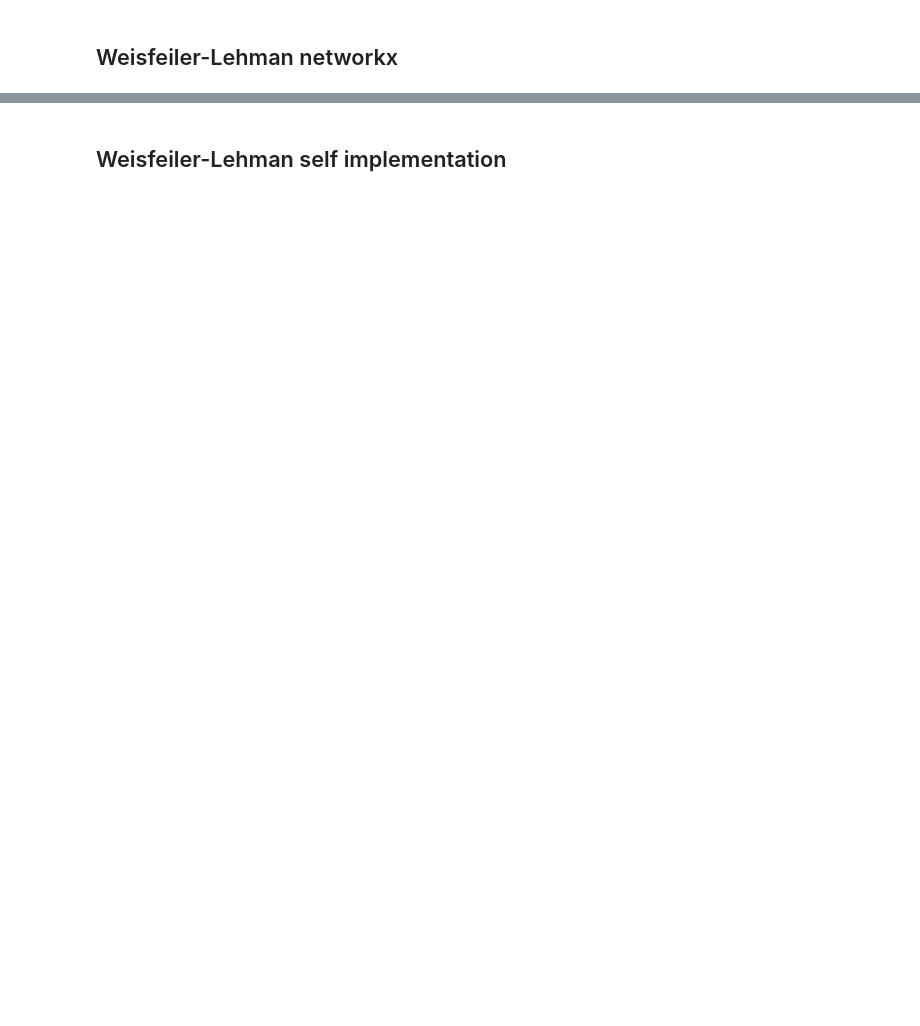
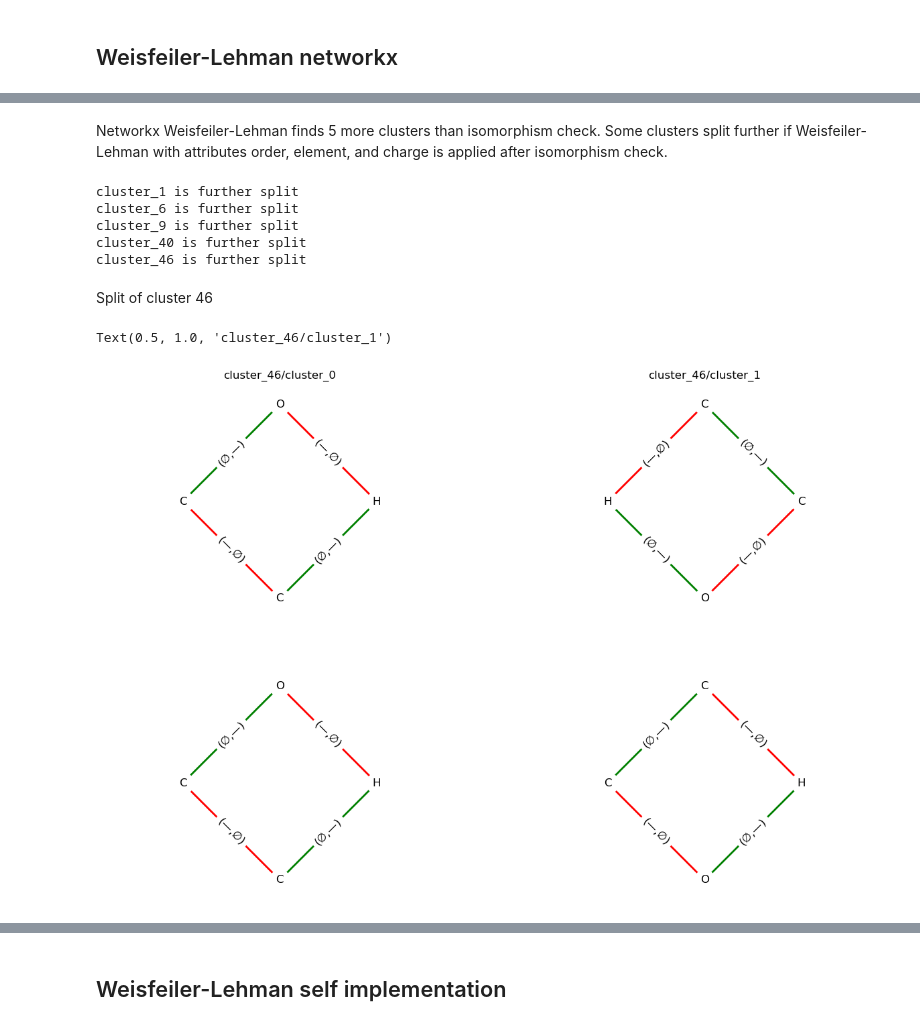
Before and after one commit to sl0wl1/graph_theory_university, a Jupyter notebook: visualize_graphs.ipynb, the cells around one changed output, grey strips where cells are left out. Cells and saved outputs as stored; diff of their text form; code cells hidden in the pictures; blank space fills up the shorter version.

Commit message:
updated clustering, invariants for WL

```diff
--- a/visualize_graphs.ipynb
+++ b/visualize_graphs.ipynb
@@ -183 +178,59 @@ To cluster after 'nx.weisfeiler_lehman', it took 12.190521717071533 s to calcula
 The 'nx.weisfeiler_lehman' has 299 clusters in total
+# %% [markdown]
+Networkx Weisfeiler-Lehman finds 5 more clusters than isomorphism check. Some clusters split further if Weisfeiler-Lehman with attributes order, element, and charge is applied after isomorphism check.
+# %%
+for key, values in result_it.items():
+    if len(cluster_weisfeiler_lehman_nx(values, use_edge_node_attr=True)) > 1:
+        print(f"{key} is further split")
+# %% [output]
+cluster_1 is further split
+cluster_6 is further split
+cluster_9 is further split
+cluster_40 is further split
+cluster_46 is further split
+# %% [markdown]
+Split of cluster 46
+# %%
+fig, ax = plt.subplots(2, 2, figsize=(15, 10))
+vis = GraphVisualizer()
+vis.plot_its(
+    get_rc_updated(
+        cluster_weisfeiler_lehman_nx(
+            result_it["cluster_46"], use_edge_node_attr=True, iterations=3
+        )["cluster_0"][0]["ITS"]
+    ),
+    ax[0][0],
+    use_edge_color=True,
+)
+vis.plot_its(
+    get_rc_updated(
+        cluster_weisfeiler_lehman_nx(
+            result_it["cluster_46"], use_edge_node_attr=True, iterations=3
+        )["cluster_0"][1]["ITS"]
+    ),
+    ax[1][0],
+    use_edge_color=True,
+)
+vis.plot_its(
+    get_rc_updated(
+        cluster_weisfeiler_lehman_nx(
+            result_it["cluster_46"], use_edge_node_attr=True, iterations=3
+        )["cluster_1"][0]["ITS"]
+    ),
+    ax[0][1],
+    use_edge_color=True,
+)
+vis.plot_its(
+    get_rc_updated(
+        cluster_weisfeiler_lehman_nx(
+            result_it["cluster_46"], use_edge_node_attr=True, iterations=3
+        )["cluster_1"][1]["ITS"]
+    ),
+    ax[1][1],
+    use_edge_color=True,
+)
+ax[0][0].set_title("cluster_46/cluster_0")
+ax[0][1].set_title("cluster_46/cluster_1")
+# %% [output]
+Text(0.5, 1.0, 'cluster_46/cluster_1')
+[figure, added]
```
Also changed, not shown: parts of 38 cells of this notebook, 2 other files.
